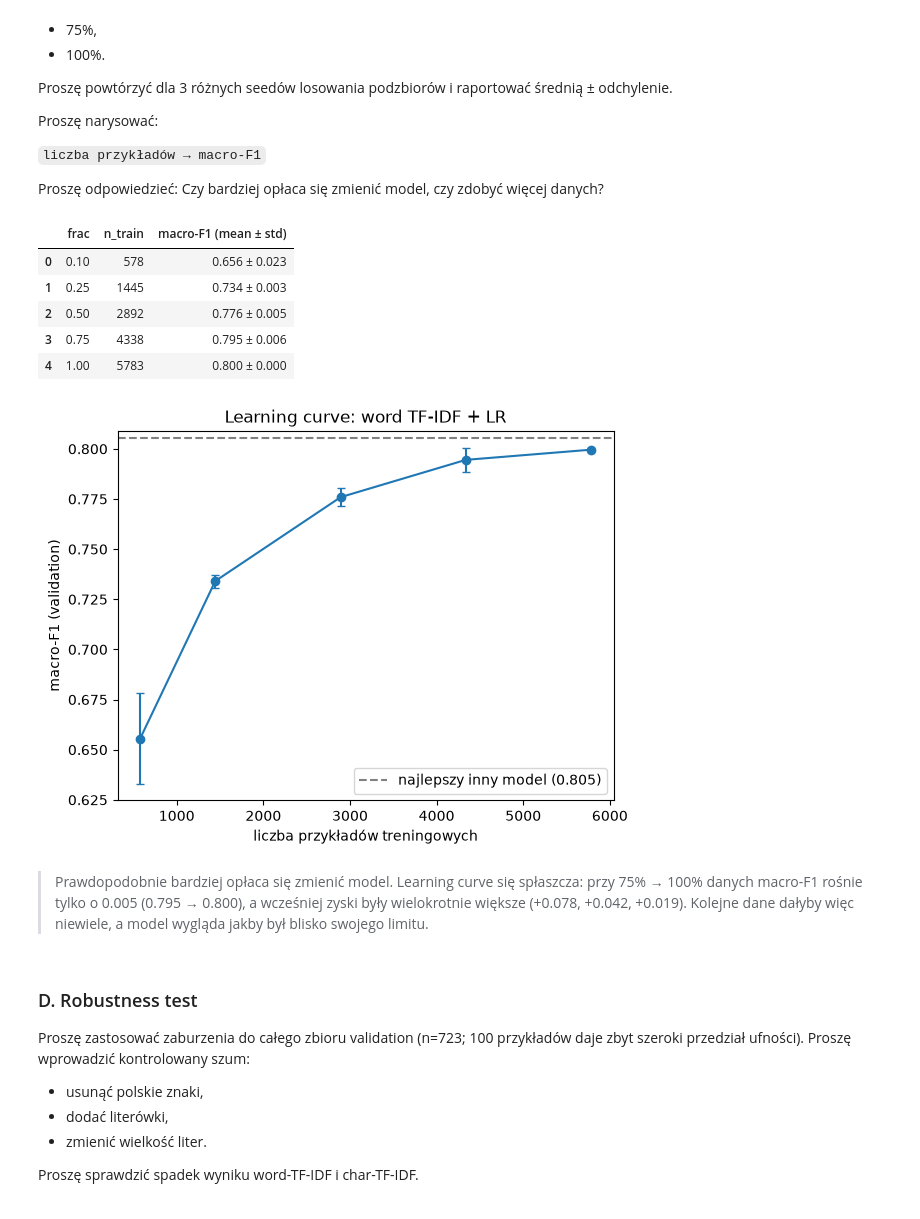
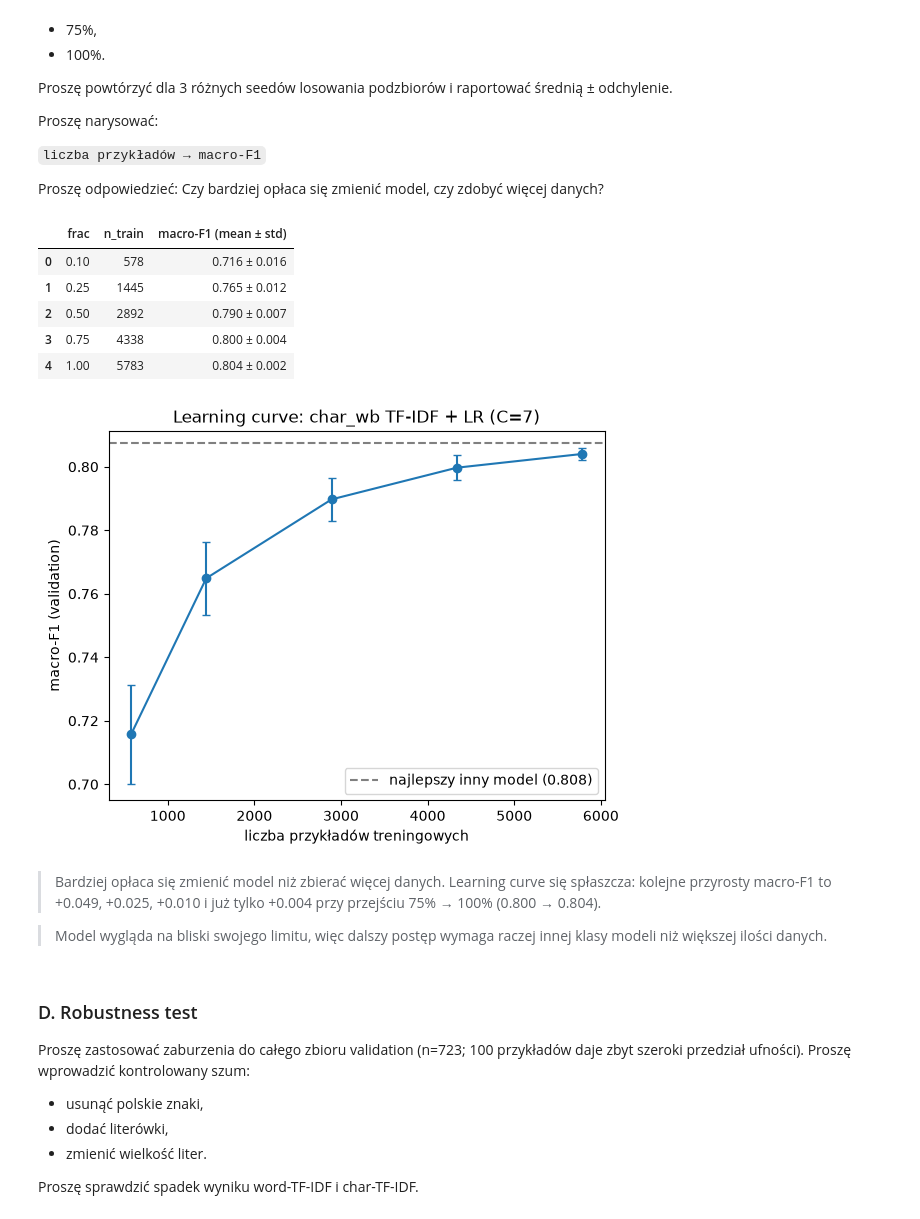
Before and after one commit to Monnkes/nlp, a Jupyter notebook: 002_Baseline.ipynb, the cells around one changed output. Cells and saved outputs as stored; diff of their text form; code cells hidden in the pictures.

```diff
--- a/002_Baseline.ipynb
+++ b/002_Baseline.ipynb
@@ -1197,9 +1225,11 @@ Proszę nie poprawiać konfiguracji po zobaczeniu testu ;)
 # %%
 #TODO: TEST
 
+char_vec_final = TfidfVectorizer(analyzer="char_wb", ngram_range=(3, 5), min_df=2, max_features=50_000, sublinear_tf=True)
+
 final_model = Pipeline([
-    ("tfidf", clone(word_tfidf)),
-    ("clf", LogisticRegression(C=2.0, max_iter=1000, random_state=RANDOM_STATE)),
+    ("tfidf", clone(char_vec_final)),
+    ("clf", LogisticRegression(C=7.0, max_iter=1000, random_state=RANDOM_STATE)),
 ])
 
 trainval_df = pd.concat([train_df, val_df], ignore_index=True)
@@ -1306,11 +1338,11 @@ def measure_system(name, pipe, X_fit, y_fit, X_eval, y_eval, eval_set="validatio
         "interpretability": "yes" if hasattr(pipe[-1], "coef_") else "no",
     }
 # %%
-char_vec_arena = TfidfVectorizer(analyzer="char_wb", ngram_range=(3, 5), min_df=2, max_features=50_000, sublinear_tf=True)
+char_vec_arena = clone(char_vec_final)
 
 finalists = {
-    "FINAL_word_lr": Pipeline([("tfidf", clone(word_tfidf)), ("clf", LogisticRegression(C=2.0, max_iter=1000, random_state=RANDOM_STATE))]),
-    "char_lr": Pipeline([("tfidf", clone(char_vec_arena)), ("clf", LogisticRegression(C=7.0, max_iter=1000, random_state=RANDOM_STATE))]),
+    "FINAL_char_lr": Pipeline([("tfidf", clone(char_vec_arena)), ("clf", LogisticRegression(C=7.0, max_iter=1000, random_state=RANDOM_STATE))]),
+    "word_lr": Pipeline([("tfidf", clone(word_tfidf)), ("clf", LogisticRegression(C=2.0, max_iter=1000, random_state=RANDOM_STATE))]),
     "word_svc": Pipeline([("tfidf", clone(word_tfidf)), ("clf", LinearSVC(random_state=RANDOM_STATE))]),
     "char_svc": Pipeline([("tfidf", clone(char_vec_arena)), ("clf", LinearSVC(random_state=RANDOM_STATE))]),
 }
@@ -1372,11 +1404,11 @@ arena_all.sort_values("macro-F1", ascending=False).reset_index(drop=True)
 ### B. Class weights
 Sprawdzić `class_weight="balanced"`. Czy macro-F1 rośnie? Które klasy zyskują, a które tracą?
 # %%
-balanced_lr = Pipeline([
-    ("tfidf", clone(word_tfidf)),
-    ("clf", LogisticRegression(C=2.0, max_iter=1000, class_weight="balanced", random_state=RANDOM_STATE)),
+balanced_char_lr = Pipeline([
+    ("tfidf", clone(char_vec_arena)),
+    ("clf", LogisticRegression(C=7.0, max_iter=1000, class_weight="balanced", random_state=RANDOM_STATE)),
 ])
-balanced_row = measure_system("balanced_lr", balanced_lr, train_df["text_norm"], train_df["target"], val_df["text_norm"], val_df["target"])
+balanced_row = measure_system("balanced_char_lr", balanced_char_lr, train_df["text_norm"], train_df["target"], val_df["text_norm"], val_df["target"])
 
 arena_full = pd.concat([arena_all, pd.DataFrame([balanced_row])], ignore_index=True)
 arena_full.sort_values("macro-F1", ascending=False).reset_index(drop=True)
@@ -1435,8 +1467,8 @@ for frac in FRACS:
     for seed in SEEDS:
         sub = train_df.groupby("target", group_keys=False).sample(frac=frac, random_state=seed)
         model = Pipeline([
-            ("tfidf", clone(word_tfidf)),
-            ("clf", LogisticRegression(C=2.0, max_iter=1000, random_state=RANDOM_STATE)),
+            ("tfidf", clone(char_vec_final)),
+            ("clf", LogisticRegression(C=7.0, max_iter=1000, random_state=RANDOM_STATE)),
         ])
         model.fit(sub["text_norm"], sub["target"])
         scores.append(macro_f1(val_df["target"], model.predict(val_df["text_norm"])))
@@ -1453,25 +1485,27 @@ lc["macro-F1 (mean ± std)"] = lc.apply(lambda r: f"{r['macro-F1 mean']:.3f} ±
 lc[["frac", "n_train", "macro-F1 (mean ± std)"]]
 # %% [output]
 |  | frac | n_train | macro-F1 (mean ± std) |
-| 0 | 0.10 | 578 | 0.656 ± 0.023 |
-| 1 | 0.25 | 1445 | 0.734 ± 0.003 |
-| 2 | 0.50 | 2892 | 0.776 ± 0.005 |
-| 3 | 0.75 | 4338 | 0.795 ± 0.006 |
-| 4 | 1.00 | 5783 | 0.800 ± 0.000 |
+| 0 | 0.10 | 578 | 0.716 ± 0.016 |
+| 1 | 0.25 | 1445 | 0.765 ± 0.012 |
+| 2 | 0.50 | 2892 | 0.790 ± 0.007 |
+| 3 | 0.75 | 4338 | 0.800 ± 0.004 |
+| 4 | 1.00 | 5783 | 0.804 ± 0.002 |
 # %%
-best_other = arena_full.loc[:, "macro-F1"].max()
+best_other = arena_full.loc[arena_full["model"] != "FINAL_char_lr", "macro-F1"].max()
 
 plt.errorbar(lc["n_train"], lc["macro-F1 mean"], yerr=lc["macro-F1 std"], marker="o", capsize=3)
 plt.axhline(best_other, linestyle="--", color="gray", label=f"najlepszy inny model ({best_other:.3f})")
 plt.xlabel("liczba przykładów treningowych")
 plt.ylabel("macro-F1 (validation)")
-plt.title("Learning curve: word TF-IDF + LR")
+plt.title("Learning curve: char_wb TF-IDF + LR (C=7)")
 plt.legend()
 plt.show()
 # %% [output]
-[figure, old version]
+[figure, new version]
 # %% [markdown]
-> Prawdopodobnie bardziej opłaca się zmienić model. Learning curve się spłaszcza: przy 75% → 100% danych macro-F1 rośnie tylko o 0.005 (0.795 → 0.800), a wcześniej zyski były wielokrotnie większe (+0.078, +0.042, +0.019). Kolejne dane dałyby więc niewiele, a model wygląda jakby był blisko swojego limitu.
+> Bardziej opłaca się zmienić model niż zbierać więcej danych. Learning curve się spłaszcza: kolejne przyrosty macro-F1 to +0.049, +0.025, +0.010 i już tylko +0.004 przy przejściu 75% → 100% (0.800 → 0.804).
+
+> Model wygląda na bliski swojego limitu, więc dalszy postęp wymaga raczej innej klasy modeli niż większej ilości danych.
 # %% [markdown]
 ### D. Robustness test
 Proszę zastosować zaburzenia do całego zbioru validation (n=723; 100 przykładów daje zbyt szeroki przedział ufności). Proszę wprowadzić kontrolowany szum:
```
Also changed, not shown: parts of 22 cells of this notebook, 10 other files.
